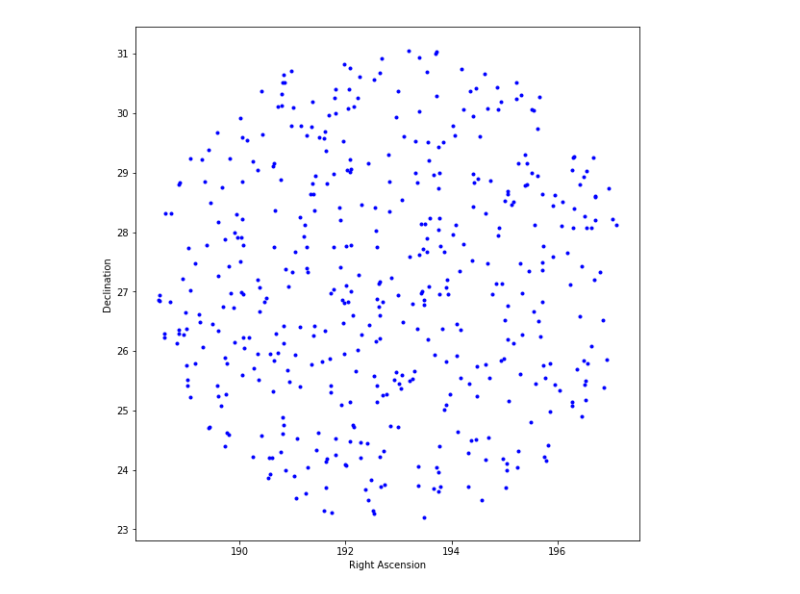
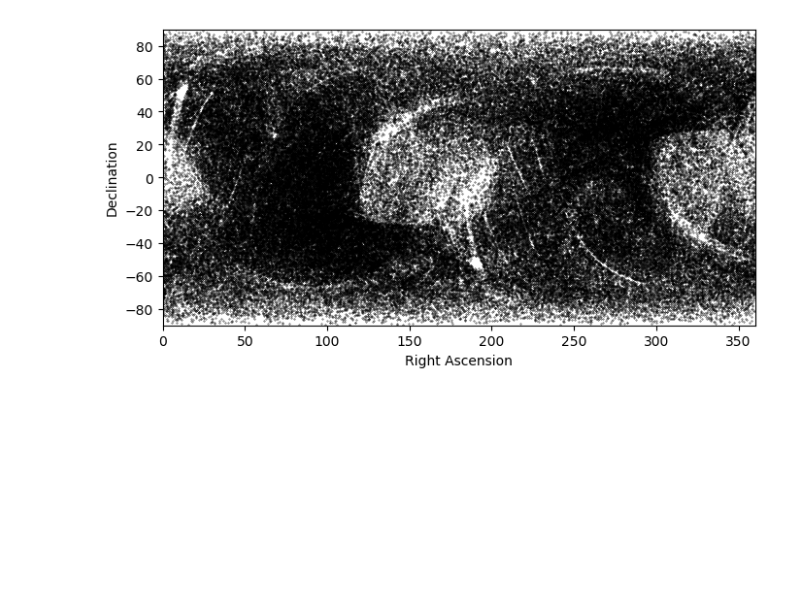
Before and after one commit to erumelhart/astr499research, a Jupyter notebook: gaia_data_search.ipynb, the cells around one changed output. Cells and saved outputs as stored; diff of their text form; code cells hidden in the pictures; blank space fills up the shorter version.

Commit message:
Added and refined more plots, refined SQL query, began attempting to calculate separation between sources

```diff
--- a/gaia_data_search.ipynb
+++ b/gaia_data_search.ipynb
@@ -35,0 +16,6 @@ Results: None
+# %%
+job = Gaia.launch_job_async("SELECT source_id, ra, dec, parallax, phot_g_mean_mag \
+FROM gaiadr1.tgas_source \
+WHERE parallax >= 3.333333 AND phot_g_mean_mag < 11 AND parallax_error < 0.314159" \
+                           , dump_to_file=True)
+print(job)
@@ -39,6 +51,6 @@ table = job.get_results()
 # %%
+ra = table['ra']
+dec = table['dec']
 plx = table['parallax']
 plx = plx / 1000 #to arcseconds from mas
 plx = 1/plx
-dist_mask = np.where(plx <= 300)
-lim_table = table[dist_mask]
@@ -65,16 +63,17 @@ Length = 470 rows
 # %%
-x = lim_table['ra']
-y = lim_table['dec']
-
+plt.style.use('default')
 fig = plt.figure()
-ax = fig.add_subplot(111)
-fig.set_size_inches(8,8)
+ax = fig.add_subplot(111, aspect='equal')
+#fig.set_size_inches(8,8)
 
 fig.tight_layout()
+
+ax.set_xlim(0., 360.)
+ax.set_ylim(-90., 90.)
 
 ax.set_ylabel("Declination")
 ax.set_xlabel("Right Ascension")
 
-ax.plot(x, y, color='b', marker='o', markersize=3, linestyle='None');
+ax.plot(ra, dec, color='k', marker='.', markersize=0.6, linestyle='None');
 # %% [output]
-[figure, old version]
+[figure, new version]
```
Also changed, not shown: parts of 9 cells of this notebook.
